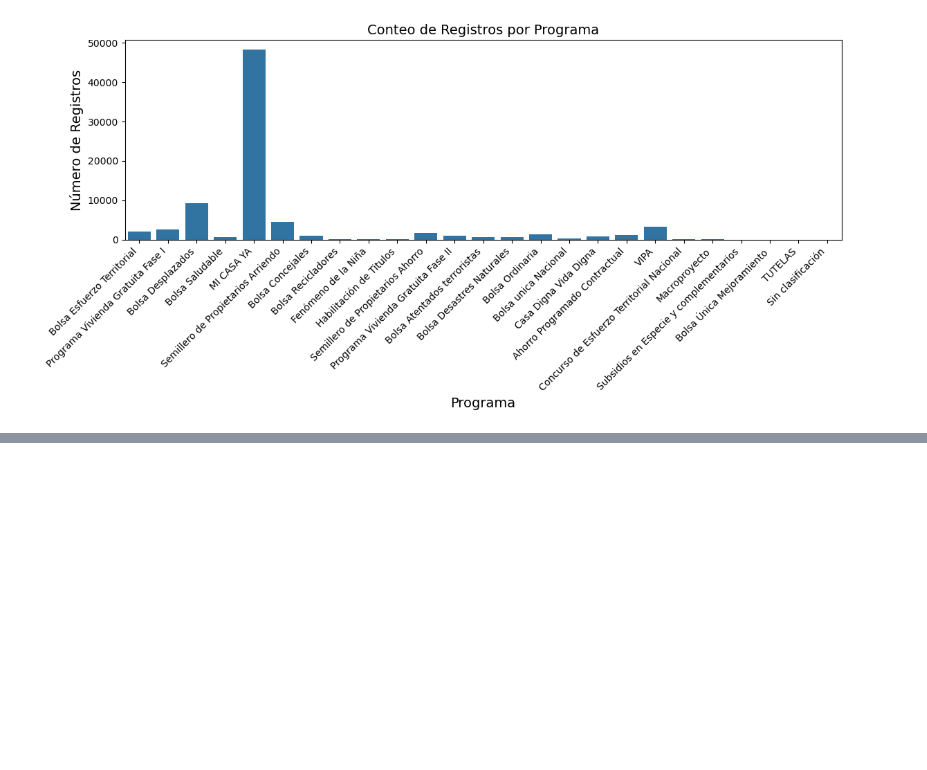
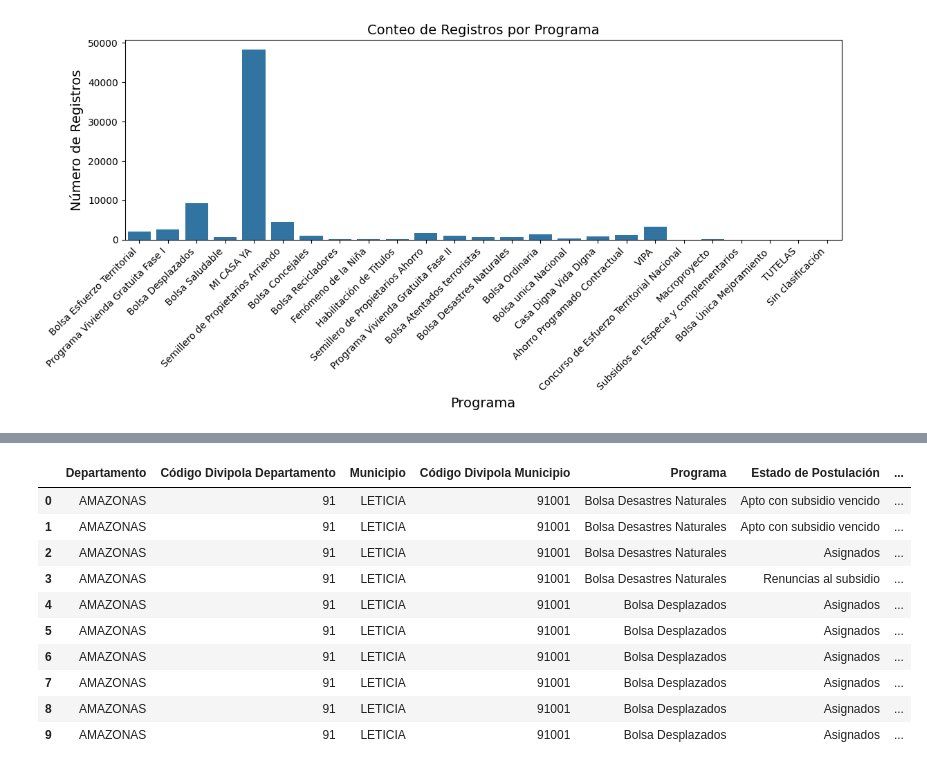
Before and after one commit to diegofercho21323/data-my-home, a Jupyter notebook: notebooks/vivienda.ipynb, the cells around one changed output, grey strips where cells are left out. Saved outputs shown, nothing was run; the diff lists cells and outputs as text; code cells hidden in the pictures; blank space fills up the shorter version.

```diff
--- a/notebooks/vivienda.ipynb
+++ b/notebooks/vivienda.ipynb
@@ -224,0 +294,10 @@ plt.show()
+# %%
+df_consolidado = df.groupby(['Departamento', 'Código Divipola Departamento','Municipio','Código Divipola Municipio', 'Programa', 'Estado de Postulación', 'Año de Asignación']).agg({
+    'Hogares': 'sum',
+    'Valor Asignado': 'sum'
+}).reset_index()
+
+# Mostrar las primeras filas del dataset consolidado
+print(df_consolidado.head())
+# # Sumar Hogares y valor asignado por programa, año de asignacion, estado de postulacion
+# df_group= df.groupby(["Programa", "Año de Asignación", "Estado de Postulación",])["Hogares"].sum().reset_index().head(10)
@@ -224,0 +325,14 @@ plt.show()
+# %%
+df_consolidado.head(10)
+# %% [output]
+|  | Departamento | Código Divipola Departamento | Municipio | Código Divipola Municipio | Programa | Estado de Postulación | ... |
+| 0 | AMAZONAS | 91 | LETICIA | 91001 | Bolsa Desastres Naturales | Apto con subsidio vencido | ... |
+| 1 | AMAZONAS | 91 | LETICIA | 91001 | Bolsa Desastres Naturales | Apto con subsidio vencido | ... |
+| 2 | AMAZONAS | 91 | LETICIA | 91001 | Bolsa Desastres Naturales | Asignados | ... |
+| 3 | AMAZONAS | 91 | LETICIA | 91001 | Bolsa Desastres Naturales | Renuncias al subsidio | ... |
+| 4 | AMAZONAS | 91 | LETICIA | 91001 | Bolsa Desplazados | Asignados | ... |
+| 5 | AMAZONAS | 91 | LETICIA | 91001 | Bolsa Desplazados | Asignados | ... |
+| 6 | AMAZONAS | 91 | LETICIA | 91001 | Bolsa Desplazados | Asignados | ... |
+| 7 | AMAZONAS | 91 | LETICIA | 91001 | Bolsa Desplazados | Asignados | ... |
+| 8 | AMAZONAS | 91 | LETICIA | 91001 | Bolsa Desplazados | Asignados | ... |
+| 9 | AMAZONAS | 91 | LETICIA | 91001 | Bolsa Desplazados | Asignados | ... |
```
Also changed, not shown: parts of 12 cells of this notebook, 4 other files.
